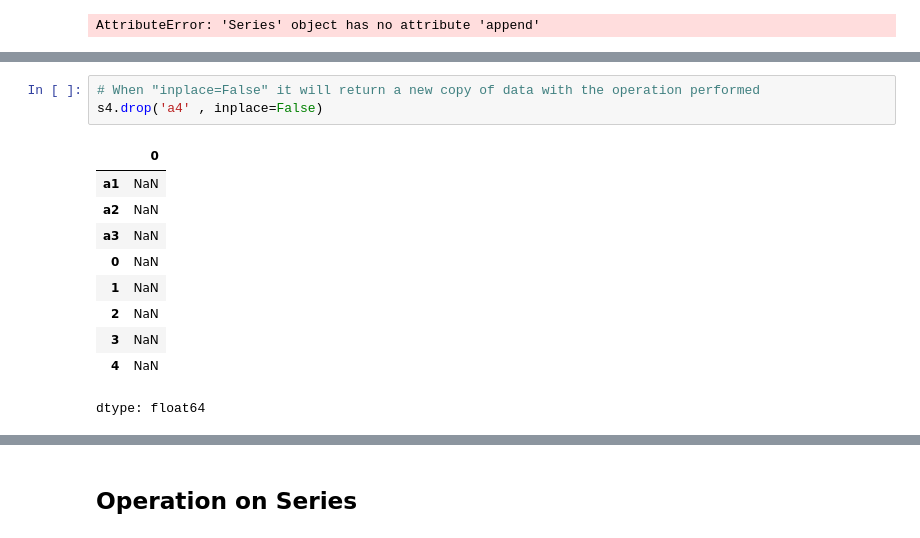
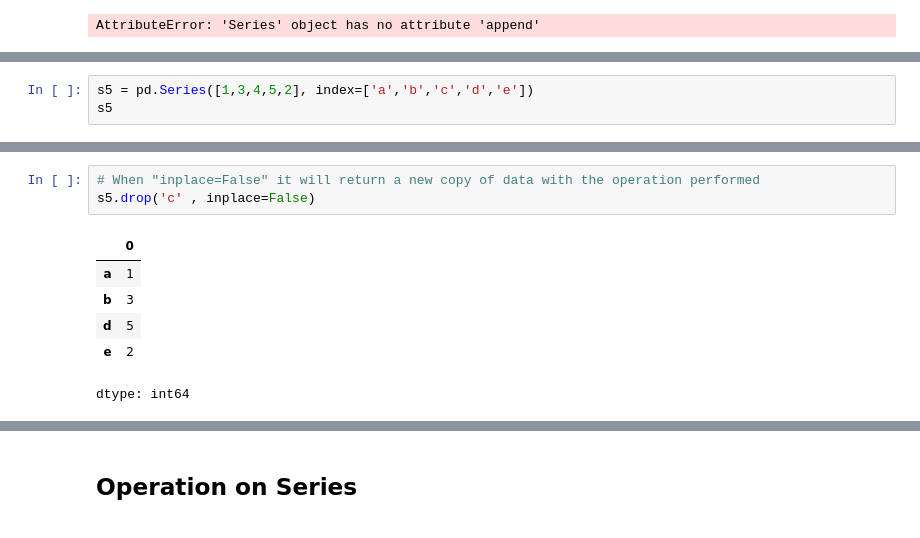
Before and after one commit to EthicalAesthetic/College-Python-1, a Jupyter notebook: pandas.ipynb, the cells around one changed output, grey strips where cells are left out. Saved outputs shown, nothing was run; the diff lists cells and outputs as text.

Commit message:
Done before Dataframe of Random Numbers with Date Indices

```diff
--- a/pandas.ipynb
+++ b/pandas.ipynb
@@ -306 +310,4 @@ s4
 dtype: float64
+# %%
+s5 = pd.Series([1,3,4,5,2], index=['a','b','c','d','e'])
+s5
@@ -307,14 +322,10 @@ dtype: float64
 # %%
 # When "inplace=False" it will return a new copy of data with the operation performed
-s4.drop('a4' , inplace=False)
+s5.drop('c' , inplace=False)
 # %% [output]
 |  | 0 |
-| a1 | NaN |
-| a2 | NaN |
-| a3 | NaN |
-| 0 | NaN |
-| 1 | NaN |
-| 2 | NaN |
-| 3 | NaN |
-| 4 | NaN |
+| a | 1 |
+| b | 3 |
+| d | 5 |
+| e | 2 |
-dtype: float64
+dtype: int64
```
Also changed, not shown: parts of 43 cells of this notebook.
